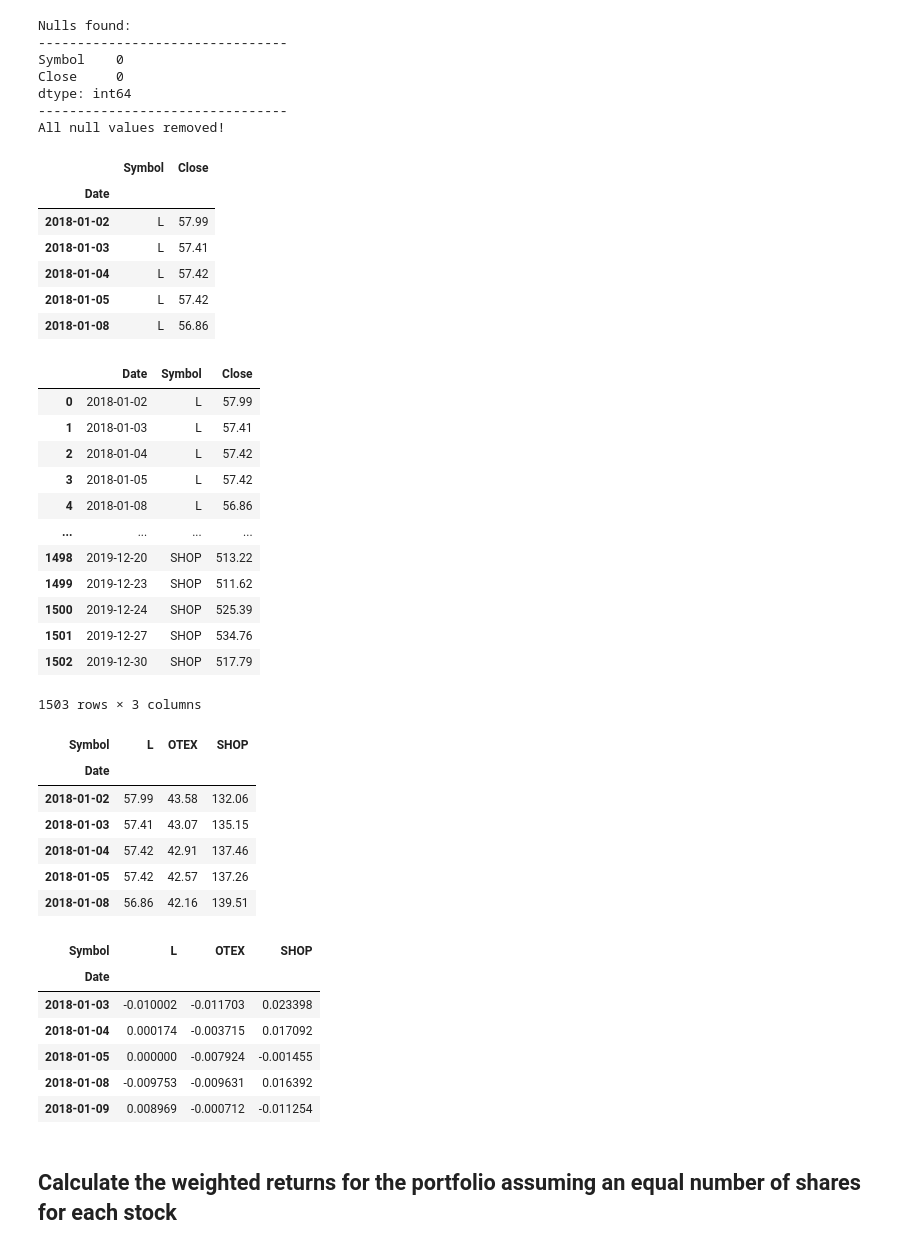
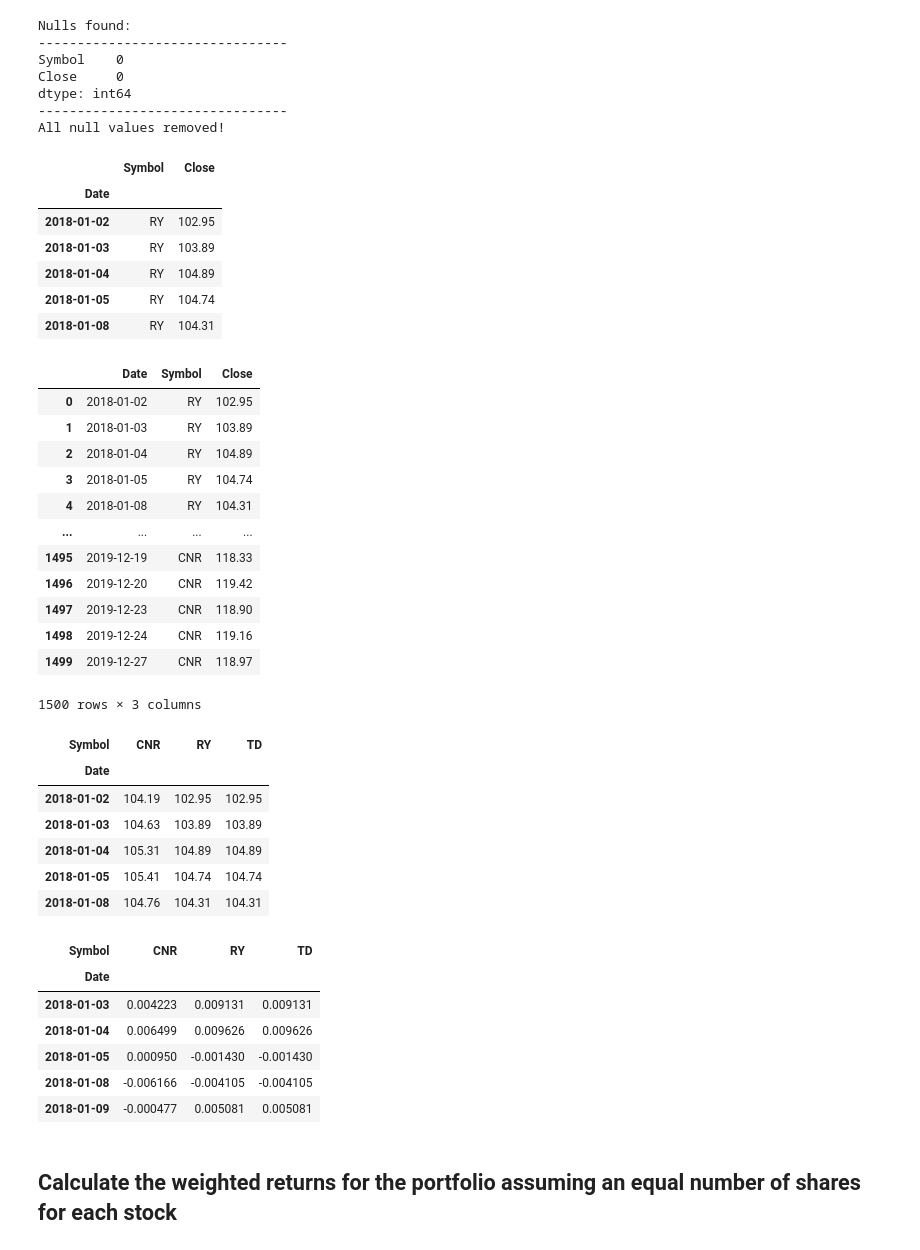
Before and after one commit to rafi-n/module4_challenge, a Jupyter notebook: whale_analysis.ipynb, the cells around one changed output. Cells and saved outputs as stored; diff of their text form; code cells hidden in the pictures.

```diff
--- a/whale_analysis.ipynb
+++ b/whale_analysis.ipynb
@@ -356,12 +357,15 @@ In this section, you will build your own portfolio of stocks, calculate the retu
 ## Choose 3-5 custom stocks with at last 1 year's worth of historic prices and create a DataFrame of the closing prices and dates for each stock.
 # %%
 # File locations
-l_csv_file = Path('./Resources/l_historical.csv')
-otex_csv_file = Path('./Resources/otex_historical.csv')
-shop_csv_file = Path('./Resources/shop_historical.csv')
+# l_csv_file = Path('./Resources/l_historical.csv')
+# otex_csv_file = Path('./Resources/otex_historical.csv')
+# shop_csv_file = Path('./Resources/shop_historical.csv')
+ry_csv_file = Path('./Resources/ry_historical.csv')
+td_csv_file = Path('./Resources/td_historical.csv')
+cnr_csv_file = Path('./Resources/cnr_historical.csv')
 # %%
 # Reading data from 1st stock
-l_df = load_csv_to_df(l_csv_file)
+ry_df = load_csv_to_df(ry_csv_file)
 # %% [output]
 Nulls found:
 --------------------------------
@@ -372,7 +376,7 @@ dtype: int64
 All null values removed!
 # %%
 # Reading data from 2nd stock
-otex_df = load_csv_to_df(otex_csv_file)
+td_df = load_csv_to_df(td_csv_file)
 # %% [output]
 Nulls found:
 --------------------------------
@@ -383,7 +387,7 @@ dtype: int64
 All null values removed!
 # %%
 # Reading data from 3rd stock
-shop_df = load_csv_to_df(shop_csv_file)
+cnr_df = load_csv_to_df(cnr_csv_file)
 # %% [output]
 Nulls found:
 --------------------------------
@@ -394,46 +398,46 @@ dtype: int64
 All null values removed!
 # %%
 # Combine all stocks in a single DataFrame
-stocks_df = pd.concat([l_df, otex_df, shop_df], axis='rows', join='inner')
+stocks_df = pd.concat([ry_df, td_df, cnr_df], axis='rows', join='inner')
 stocks_df.head()
 # %% [output]
 |  | Symbol | Close |
 | Date |  |  |
-| 2018-01-02 | L | 57.99 |
-| 2018-01-03 | L | 57.41 |
-| 2018-01-04 | L | 57.42 |
-| 2018-01-05 | L | 57.42 |
-| 2018-01-08 | L | 56.86 |
+| 2018-01-02 | RY | 102.95 |
+| 2018-01-03 | RY | 103.89 |
+| 2018-01-04 | RY | 104.89 |
+| 2018-01-05 | RY | 104.74 |
+| 2018-01-08 | RY | 104.31 |
 # %%
 # Reset Date index
 stocks_df.reset_index()
 # %% [output]
 |  | Date | Symbol | Close |
-| 0 | 2018-01-02 | L | 57.99 |
-| 1 | 2018-01-03 | L | 57.41 |
-| 2 | 2018-01-04 | L | 57.42 |
-| 3 | 2018-01-05 | L | 57.42 |
-| 4 | 2018-01-08 | L | 56.86 |
+| 0 | 2018-01-02 | RY | 102.95 |
+| 1 | 2018-01-03 | RY | 103.89 |
+| 2 | 2018-01-04 | RY | 104.89 |
+| 3 | 2018-01-05 | RY | 104.74 |
+| 4 | 2018-01-08 | RY | 104.31 |
 | ... | ... | ... | ... |
-| 1498 | 2019-12-20 | SHOP | 513.22 |
-| 1499 | 2019-12-23 | SHOP | 511.62 |
-| 1500 | 2019-12-24 | SHOP | 525.39 |
-| 1501 | 2019-12-27 | SHOP | 534.76 |
-| 1502 | 2019-12-30 | SHOP | 517.79 |
+| 1495 | 2019-12-19 | CNR | 118.33 |
+| 1496 | 2019-12-20 | CNR | 119.42 |
+| 1497 | 2019-12-23 | CNR | 118.90 |
+| 1498 | 2019-12-24 | CNR | 119.16 |
+| 1499 | 2019-12-27 | CNR | 118.97 |
-1503 rows × 3 columns
+1500 rows × 3 columns
 # %%
 # Reorganize portfolio data by having a column per symbol
 stocks_df = stocks_df.pivot_table(index='Date', columns='Symbol', values='Close')
 
 stocks_df.head()
 # %% [output]
-| Symbol | L | OTEX | SHOP |
+| Symbol | CNR | RY | TD |
 | Date |  |  |  |
-| 2018-01-02 | 57.99 | 43.58 | 132.06 |
-| 2018-01-03 | 57.41 | 43.07 | 135.15 |
-| 2018-01-04 | 57.42 | 42.91 | 137.46 |
-| 2018-01-05 | 57.42 | 42.57 | 137.26 |
-| 2018-01-08 | 56.86 | 42.16 | 139.51 |
+| 2018-01-02 | 104.19 | 102.95 | 102.95 |
+| 2018-01-03 | 104.63 | 103.89 | 103.89 |
+| 2018-01-04 | 105.31 | 104.89 | 104.89 |
+| 2018-01-05 | 105.41 | 104.74 | 104.74 |
+| 2018-01-08 | 104.76 | 104.31 | 104.31 |
 # %%
 # Calculate daily returns
 stocks_daily_returns = stocks_df.pct_change()
@@ -442,13 +446,13 @@ stocks_daily_returns.dropna(inplace=True)
 # Display sample data
 stocks_daily_returns.head()
 # %% [output]
-| Symbol | L | OTEX | SHOP |
+| Symbol | CNR | RY | TD |
 | Date |  |  |  |
-| 2018-01-03 | -0.010002 | -0.011703 | 0.023398 |
-| 2018-01-04 | 0.000174 | -0.003715 | 0.017092 |
-| 2018-01-05 | 0.000000 | -0.007924 | -0.001455 |
-| 2018-01-08 | -0.009753 | -0.009631 | 0.016392 |
-| 2018-01-09 | 0.008969 | -0.000712 | -0.011254 |
+| 2018-01-03 | 0.004223 | 0.009131 | 0.009131 |
+| 2018-01-04 | 0.006499 | 0.009626 | 0.009626 |
+| 2018-01-05 | 0.000950 | -0.001430 | -0.001430 |
+| 2018-01-08 | -0.006166 | -0.004105 | -0.004105 |
+| 2018-01-09 | -0.000477 | 0.005081 | 0.005081 |
 # %% [markdown]
 ## Calculate the weighted returns for the portfolio assuming an equal number of shares for each stock
 # %%
```
Also changed, not shown: parts of 14 cells of this notebook, 5 other files.
